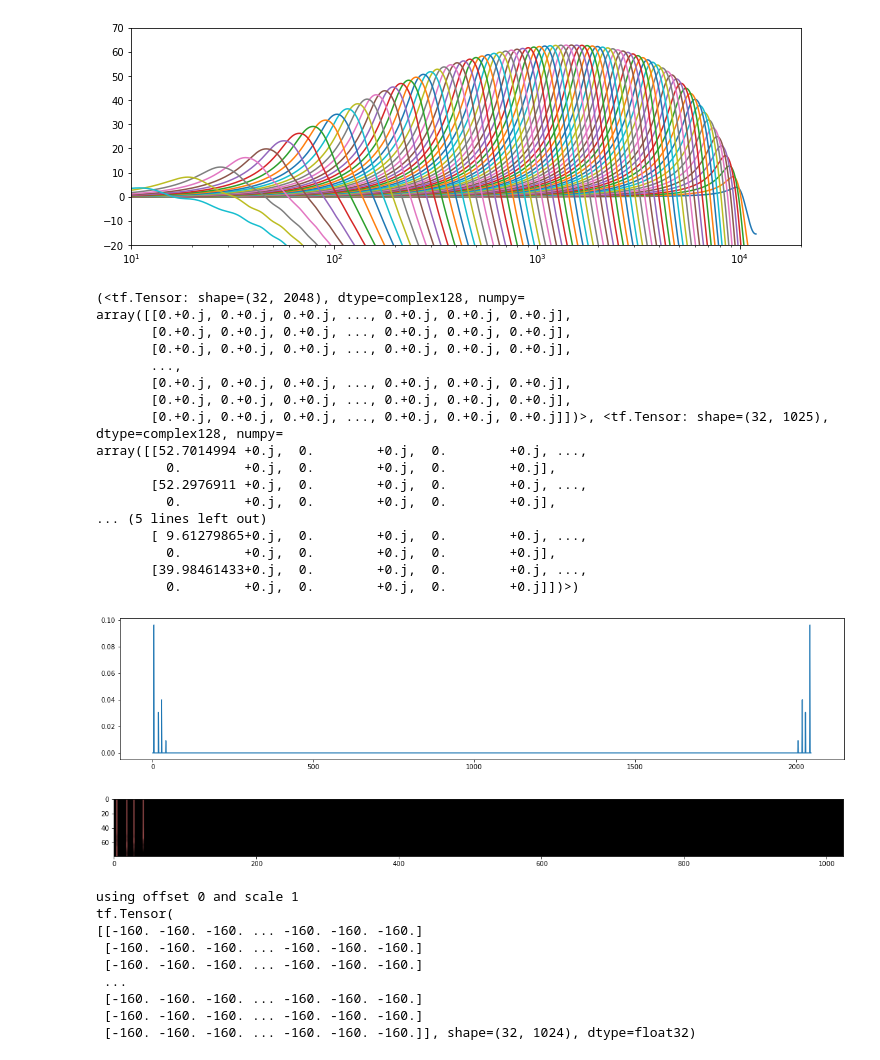
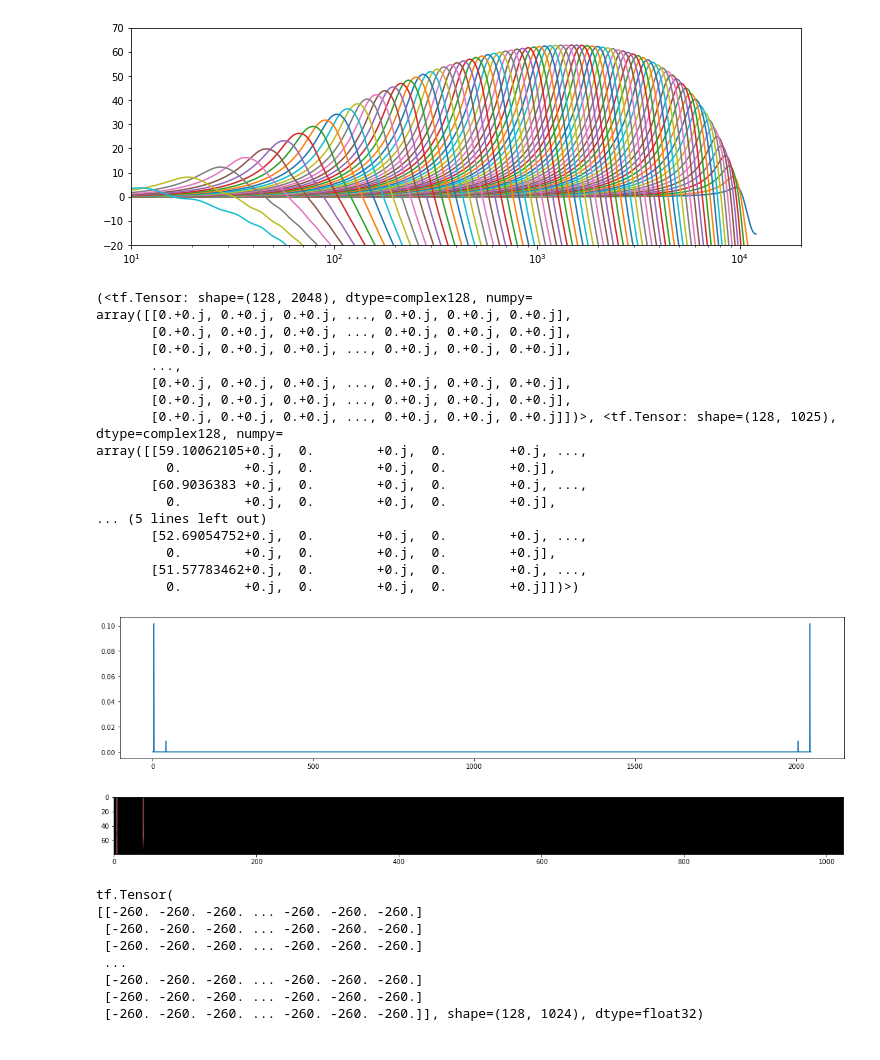
Before and after one commit to google-research/korvapuusti, a Jupyter notebook: experiments/partial_loudness/analysis/jupyter/TensorEars.ipynb, the cells around one changed output. Drawn from its saved outputs; the diff is of its cells as text; code cells hidden in the pictures.

```diff
--- a/experiments/partial_loudness/analysis/jupyter/TensorEars.ipynb
+++ b/experiments/partial_loudness/analysis/jupyter/TensorEars.ipynb
@@ -417,48 +419,47 @@ plot_many_z(CARLayer()(np.ones([1, 48000], dtype=np.complex128))[0])
 # %% [output]
 [figure]
 # %%
-one_khz_examples = load_examples('/home/zond/DriveFileStream/My Drive/korvapuusti/listening_tests/modern_format/by_probe_center/1kHz/*/*.json').batch(32)
+one_khz_examples = load_examples('/usr/local/google/home/zond/Drive/My Drive/korvapuusti/listening_tests/modern_format/by_probe_center/1kHz/*/*.json').batch(128)
 for ex in one_khz_examples.take(1):
     ex0 = ex
 print(ex)
 plt.figure(figsize=(20,4))
 plt.plot(np.arange(window_size), np.abs(ex0[0][0,:window_size]))
 plt.show()
 # %% [output]
-(<tf.Tensor: shape=(32, 2048), dtype=complex128, numpy=
+(<tf.Tensor: shape=(128, 2048), dtype=complex128, numpy=
 array([[0.+0.j, 0.+0.j, 0.+0.j, ..., 0.+0.j, 0.+0.j, 0.+0.j],
        [0.+0.j, 0.+0.j, 0.+0.j, ..., 0.+0.j, 0.+0.j, 0.+0.j],
        [0.+0.j, 0.+0.j, 0.+0.j, ..., 0.+0.j, 0.+0.j, 0.+0.j],
        ...,
        [0.+0.j, 0.+0.j, 0.+0.j, ..., 0.+0.j, 0.+0.j, 0.+0.j],
        [0.+0.j, 0.+0.j, 0.+0.j, ..., 0.+0.j, 0.+0.j, 0.+0.j],
-       [0.+0.j, 0.+0.j, 0.+0.j, ..., 0.+0.j, 0.+0.j, 0.+0.j]])>, <tf.Tensor: shape=(32, 1025), dtype=complex128, numpy=
-array([[52.7014994 +0.j,  0.        +0.j,  0.        +0.j, ...,
+       [0.+0.j, 0.+0.j, 0.+0.j, ..., 0.+0.j, 0.+0.j, 0.+0.j]])>, <tf.Tensor: shape=(128, 1025), dtype=complex128, numpy=
+array([[59.10062105+0.j,  0.        +0.j,  0.        +0.j, ...,
          0.        +0.j,  0.        +0.j,  0.        +0.j],
-       [52.2976911 +0.j,  0.        +0.j,  0.        +0.j, ...,
+       [60.9036383 +0.j,  0.        +0.j,  0.        +0.j, ...,
          0.        +0.j,  0.        +0.j,  0.        +0.j],
 ... (5 lines left out)
-       [ 9.61279865+0.j,  0.        +0.j,  0.        +0.j, ...,
+       [52.69054752+0.j,  0.        +0.j,  0.        +0.j, ...,
          0.        +0.j,  0.        +0.j,  0.        +0.j],
-       [39.98461433+0.j,  0.        +0.j,  0.        +0.j, ...,
+       [51.57783462+0.j,  0.        +0.j,  0.        +0.j, ...,
          0.        +0.j,  0.        +0.j,  0.        +0.j]])>)
-[figure, old version]
+[figure, new version]
 # %%
 plot_snr(SNRLayer()(CARLayer()(OuterEarLayer()(ex0[0])))[0])
 # %% [output]
-[figure, old version]
+[figure, new version]
 # %%
 print(LoudnessPredictorLayer()(SNRLayer()(CARLayer()(OuterEarLayer()(ex0[0])))))
 # %% [output]
-using offset 0 and scale 1
 tf.Tensor(
-[[-160. -160. -160. ... -160. -160. -160.]
- [-160. -160. -160. ... -160. -160. -160.]
- [-160. -160. -160. ... -160. -160. -160.]
+[[-260. -260. -260. ... -260. -260. -260.]
+ [-260. -260. -260. ... -260. -260. -260.]
+ [-260. -260. -260. ... -260. -260. -260.]
  ...
- [-160. -160. -160. ... -160. -160. -160.]
- [-160. -160. -160. ... -160. -160. -160.]
- [-160. -160. -160. ... -160. -160. -160.]], shape=(32, 1024), dtype=float32)
+ [-260. -260. -260. ... -260. -260. -260.]
+ [-260. -260. -260. ... -260. -260. -260.]
+ [-260. -260. -260. ... -260. -260. -260.]], shape=(128, 1024), dtype=float32)
 # %%
 lpm = tf.keras.Sequential()
 lpm.add(OuterEarLayer(input_shape=[window_size]))
```
Also changed, not shown: parts of 4 cells of this notebook.
